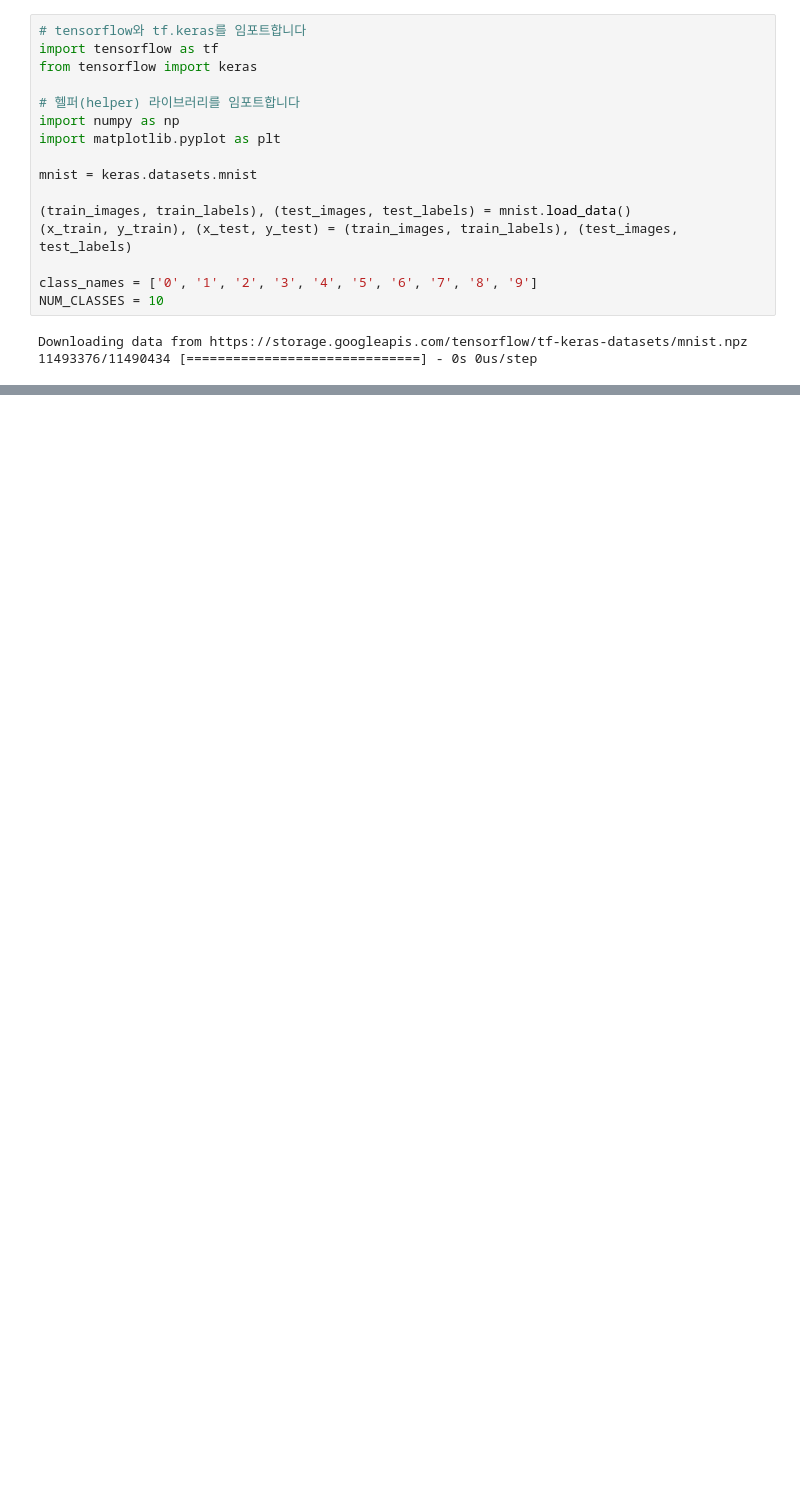
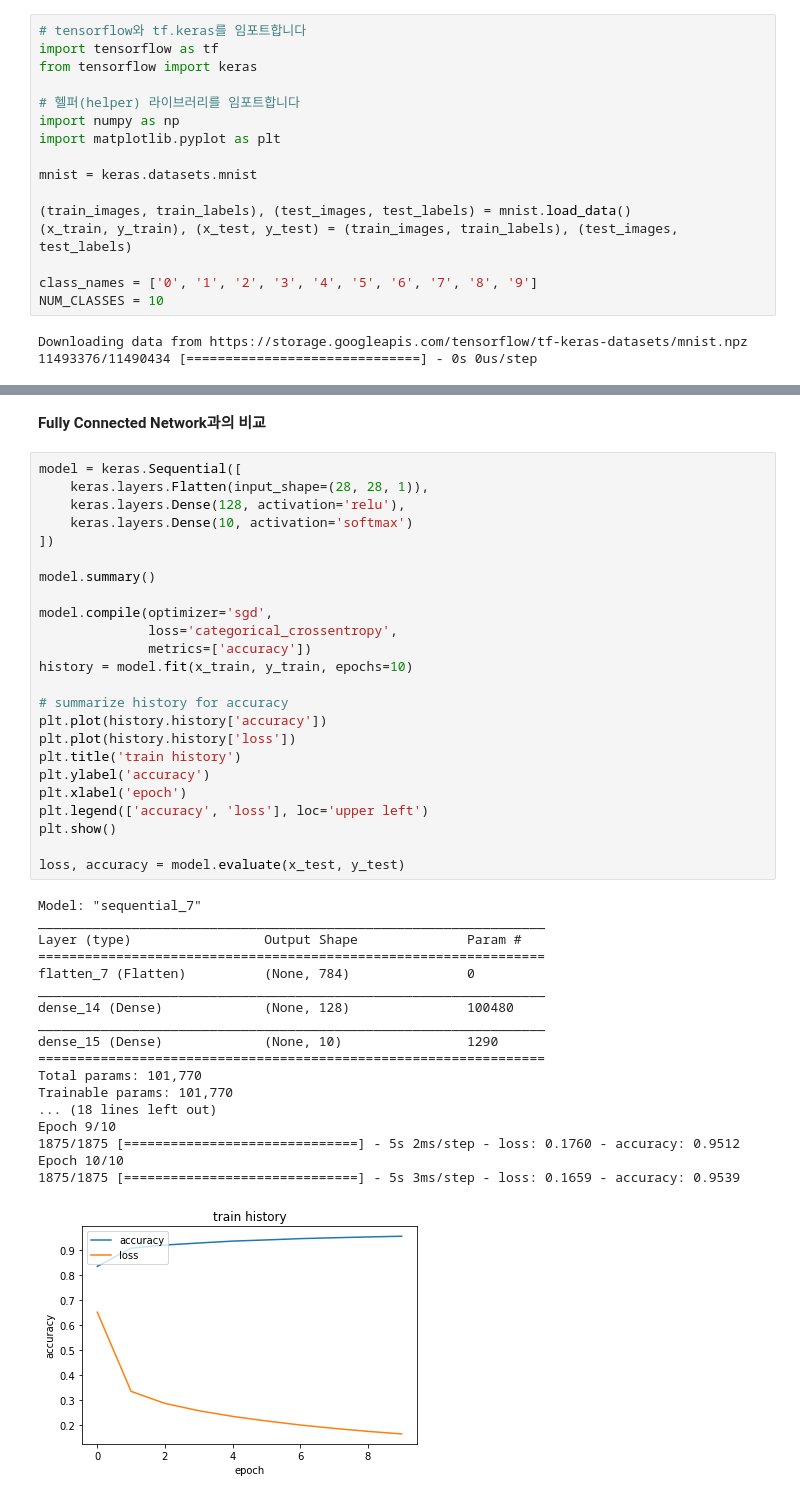
Before and after one commit to kotech1/computervision, a Jupyter notebook: 05_cnnbasic.ipynb, the cells around one changed output, grey strips where cells are left out. Saved outputs shown, nothing was run; the diff lists cells and outputs as text; blank space fills up the shorter version.

```diff
--- a/05_cnnbasic.ipynb
+++ b/05_cnnbasic.ipynb
@@ -91,0 +223,45 @@ loss, accuracy = model.evaluate(x_test, y_test)
+# %% [markdown]
+**Fully Connected Network과의 비교**
+# %%
+model = keras.Sequential([
+    keras.layers.Flatten(input_shape=(28, 28, 1)),
+    keras.layers.Dense(128, activation='relu'),
+    keras.layers.Dense(10, activation='softmax')
+])
+
+model.summary()
+
+model.compile(optimizer='sgd',
+              loss='categorical_crossentropy',
+              metrics=['accuracy'])
+history = model.fit(x_train, y_train, epochs=10)
+
+# summarize history for accuracy
+plt.plot(history.history['accuracy'])
+plt.plot(history.history['loss'])
+plt.title('train history')
+plt.ylabel('accuracy')
+plt.xlabel('epoch')
+plt.legend(['accuracy', 'loss'], loc='upper left')
+plt.show()
+
+loss, accuracy = model.evaluate(x_test, y_test)
+# %% [output]
+Model: "sequential_7"
+_________________________________________________________________
+Layer (type)                 Output Shape              Param #
+=================================================================
+flatten_7 (Flatten)          (None, 784)               0
+_________________________________________________________________
+dense_14 (Dense)             (None, 128)               100480
+_________________________________________________________________
+dense_15 (Dense)             (None, 10)                1290
+=================================================================
+Total params: 101,770
+Trainable params: 101,770
+... (18 lines left out)
+Epoch 9/10
+1875/1875 [==============================] - 5s 2ms/step - loss: 0.1760 - accuracy: 0.9512
+Epoch 10/10
+1875/1875 [==============================] - 5s 3ms/step - loss: 0.1659 - accuracy: 0.9539
+[figure, added]
```
Also changed, not shown: parts of 29 cells of this notebook.
